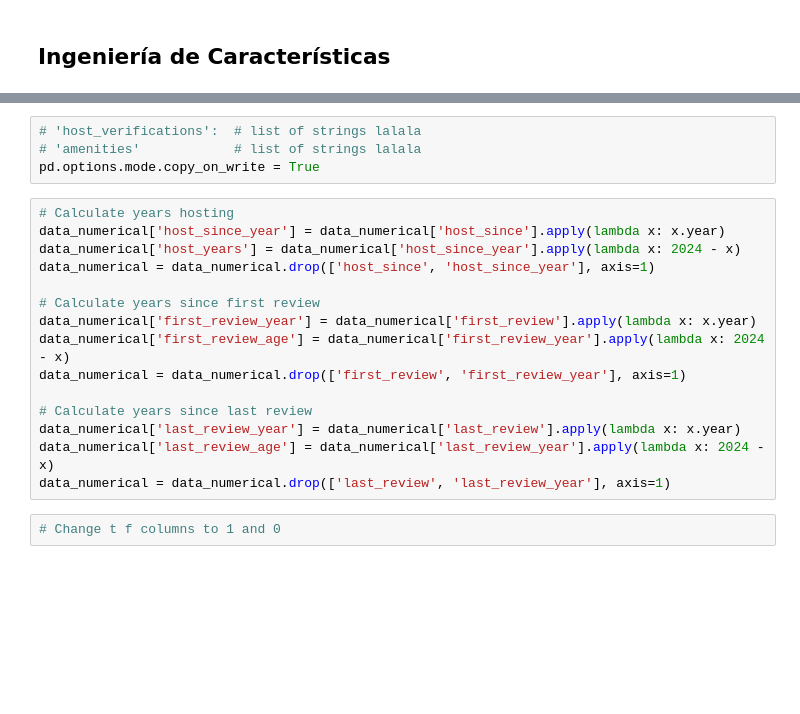
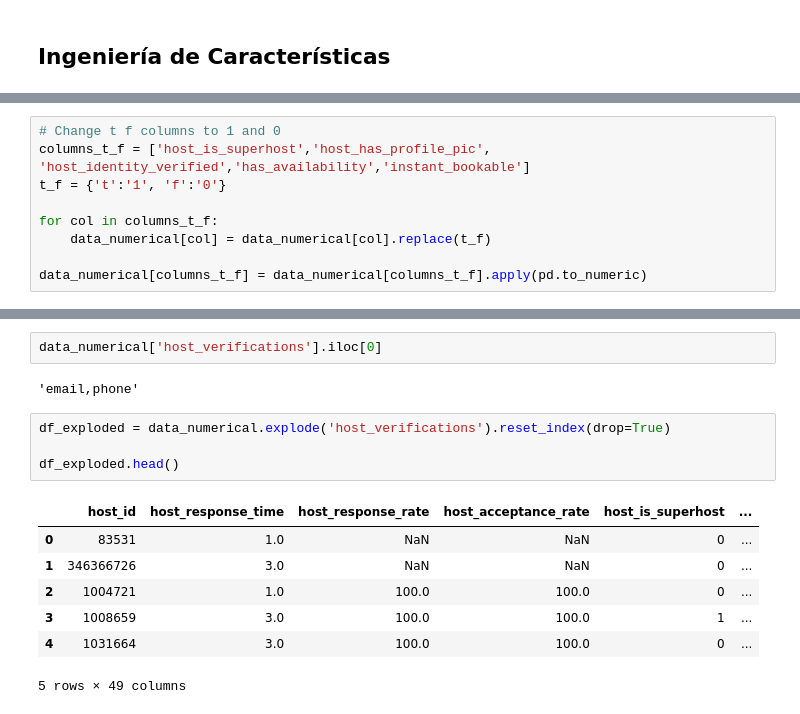
Before and after one commit to dmdequin/airbnb_price_predict, a Jupyter notebook: airbnb_price_predict.ipynb, the cells around one changed output, grey strips where cells are left out. Drawn from its saved outputs; the diff is of its cells as text; blank space fills up the shorter version.

```diff
--- a/airbnb_price_predict.ipynb
+++ b/airbnb_price_predict.ipynb
@@ -153,0 +177,9 @@ data_numerical.shape, data_text.shape
+# %%
+# Change t f columns to 1 and 0
+columns_t_f = ['host_is_superhost','host_has_profile_pic', 'host_identity_verified','has_availability','instant_bookable']
+t_f = {'t':'1', 'f':'0'}
+
+for col in columns_t_f:
+    data_numerical[col] = data_numerical[col].replace(t_f)
+
+data_numerical[columns_t_f] = data_numerical[columns_t_f].apply(pd.to_numeric)
@@ -174,21 +235,16 @@ memory usage: 7.9+ MB
-# %%
-# 'host_verifications':  # list of strings lalala
-# 'amenities'            # list of strings lalala
-pd.options.mode.copy_on_write = True
-# %%
-# Calculate years hosting
-data_numerical['host_since_year'] = data_numerical['host_since'].apply(lambda x: x.year)
-data_numerical['host_years'] = data_numerical['host_since_year'].apply(lambda x: 2024 - x)
-data_numerical = data_numerical.drop(['host_since', 'host_since_year'], axis=1)
-
-# Calculate years since first review
-data_numerical['first_review_year'] = data_numerical['first_review'].apply(lambda x: x.year)
-data_numerical['first_review_age'] = data_numerical['first_review_year'].apply(lambda x: 2024 - x)
-data_numerical = data_numerical.drop(['first_review', 'first_review_year'], axis=1)
-
-# Calculate years since last review
-data_numerical['last_review_year'] = data_numerical['last_review'].apply(lambda x: x.year)
-data_numerical['last_review_age'] = data_numerical['last_review_year'].apply(lambda x: 2024 - x)
-data_numerical = data_numerical.drop(['last_review', 'last_review_year'], axis=1)
-# %%
-# Change t f columns to 1 and 0
+# %%
+data_numerical['host_verifications'].iloc[0]
+# %% [output]
+'email,phone'
+# %%
+df_exploded = data_numerical.explode('host_verifications').reset_index(drop=True)
+
+df_exploded.head()
+# %% [output]
+|  | host_id | host_response_time | host_response_rate | host_acceptance_rate | host_is_superhost | ... |
+| 0 | 83531 | 1.0 | NaN | NaN | 0 | ... |
+| 1 | 346366726 | 3.0 | NaN | NaN | 0 | ... |
+| 2 | 1004721 | 1.0 | 100.0 | 100.0 | 0 | ... |
+| 3 | 1008659 | 3.0 | 100.0 | 100.0 | 1 | ... |
+| 4 | 1031664 | 3.0 | 100.0 | 100.0 | 0 | ... |
+5 rows × 49 columns
```
Also changed, not shown: parts of 15 cells of this notebook.
